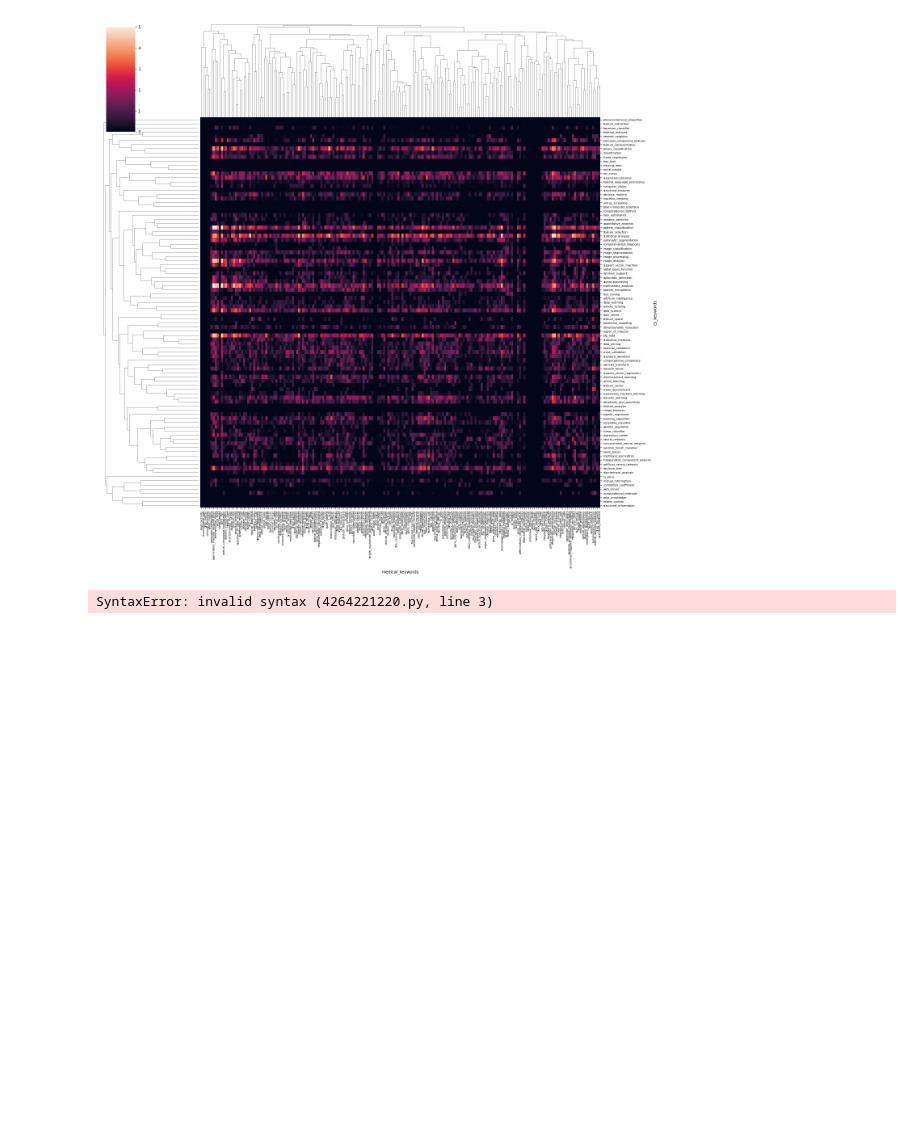
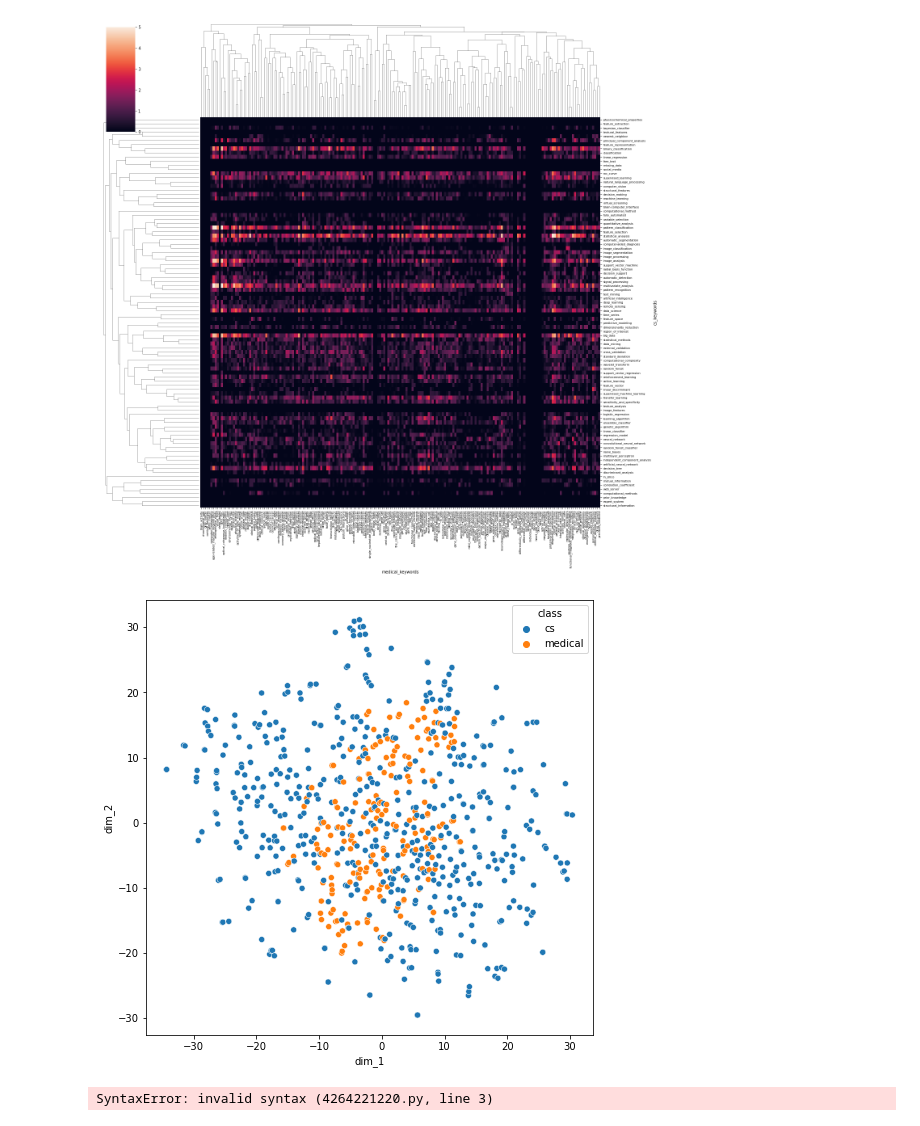
Before and after one commit to jiashenggu/ai_in_bio, a Jupyter notebook: pubmed_figure_2022.ipynb, the cells around one changed output. Cells and saved outputs as stored; diff of their text form; code cells hidden in the pictures; blank space fills up the shorter version.

```diff
--- a/pubmed_figure_2022.ipynb
+++ b/pubmed_figure_2022.ipynb
@@ -347,3 +400,24 @@ roc_curve      roc curve      93
+# %%
+df_cs = to_df(cs, 'cs')
+df_cs[0] = df_cs[0].astype('float')
+df_cs[1] = df_cs[1].astype('float')
+df_medical = to_df(medical, 'medical')
+df_medical[0] = df_medical[0].astype('float')
+df_medical[1] = df_medical[1].astype('float')
+# %%
+df_tsne = pd.concat([df_cs, df_medical])
+# %%
+df_tsne.columns = ['dim_1', 'dim_2', 'class']
+# %%
+df_tsne_sort = df_tsne.sort_values(by=['dim_1'])
+# %%
+import matplotlib.pyplot as plt
+import seaborn as sns
+plt.figure(figsize=(8, 8))
+sns.scatterplot(data=df_tsne_sort, hue='class', x='dim_1', y='dim_2')
+plt.show()
+# %% [output]
+[figure, added]
 # %%
 Bioinformatics
 Briefings in Bioinformatics
```
Also changed, not shown: parts of 11 cells of this notebook, 5 other files.
